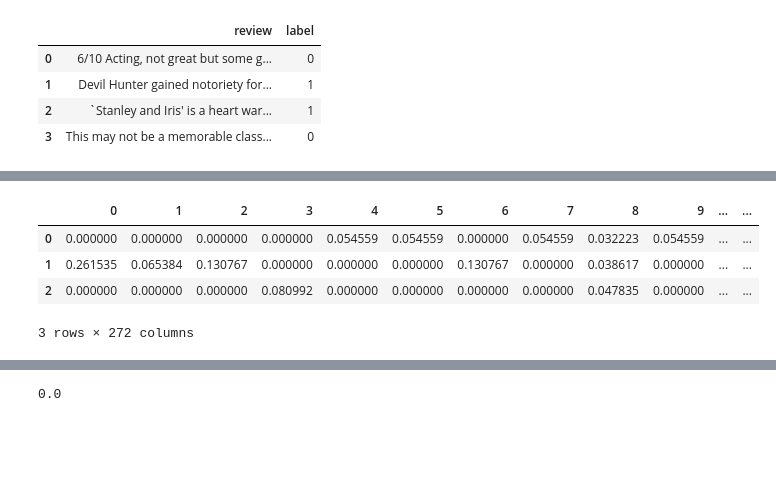
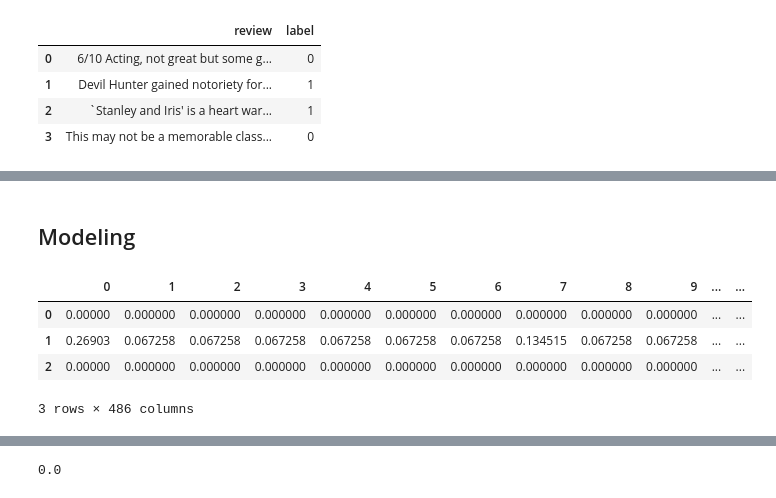
Before and after one commit to Astroraf/Phase-4-Review, a Jupyter notebook: Phase4Review.ipynb, the cells around one changed output, grey strips where cells are left out. Saved outputs shown, nothing was run; the diff lists cells and outputs as text; code cells hidden in the pictures; blank space fills up the shorter version.

```diff
--- a/Phase4Review.ipynb
+++ b/Phase4Review.ipynb
@@ -455,23 +466,31 @@ What does a high value of TFIDF tell you about a certain word?
+# %% [markdown]
+## Modeling
+# %%
+stopwords_list = stopwords.words('english')
+stopwords_list += list(string.punctuation)
+stopwords_list += ['0', '1', '2', '3', '4', '5', '6', '7', '8', '9']
+tv = TfidfVectorizer(ngram_range=(1,2), stop_words=stopwords_list)
 # %%
 # step 1 - train test split
 X = df.review
-X_train, X_test, y_train, y_test = train_test_split(X, y, test_size=0.20, random_state=42)
+X_tr, X_tt, y_tr, y_tt = train_test_split(X, y, test_size=0.20, random_state=42)
 
 # step 2 - tokenize and feature engineer using tfidf
-train_features = tfidf.fit_transform(X_train)
-test_features = tfidf.transform(X_test)
+tv_fitted = tv.fit(X_tr)
+train_feat = tv_fitted.transform(X_tr)
+test_feat = tv.transform(X_tt)
 
 # step 3 - fit the model to the training set, test the model on the testing set
 classifier = RandomForestClassifier()
-classifier.fit(train_features, y_train)
+classifier.fit(train_feat, y_tr)
 
 # step 4 - output prediction on testing set, compare true labels to predicted labels, get accuracy
-pred = classifier.predict(test_features)
+pred = classifier.predict(test_feat)
 # %%
-pd.DataFrame(train_features.todense())
+pd.DataFrame(train_feat.todense())
 # %% [output]
 |  | 0 | 1 | 2 | 3 | 4 | 5 | 6 | 7 | 8 | 9 | ... | ... |
-| 0 | 0.000000 | 0.000000 | 0.000000 | 0.000000 | 0.054559 | 0.054559 | 0.000000 | 0.054559 | 0.032223 | 0.054559 | ... | ... |
-| 1 | 0.261535 | 0.065384 | 0.130767 | 0.000000 | 0.000000 | 0.000000 | 0.130767 | 0.000000 | 0.038617 | 0.000000 | ... | ... |
-| 2 | 0.000000 | 0.000000 | 0.000000 | 0.080992 | 0.000000 | 0.000000 | 0.000000 | 0.000000 | 0.047835 | 0.000000 | ... | ... |
+| 0 | 0.00000 | 0.000000 | 0.000000 | 0.000000 | 0.000000 | 0.000000 | 0.000000 | 0.000000 | 0.000000 | 0.000000 | ... | ... |
+| 1 | 0.26903 | 0.067258 | 0.067258 | 0.067258 | 0.067258 | 0.067258 | 0.067258 | 0.134515 | 0.067258 | 0.067258 | ... | ... |
+| 2 | 0.00000 | 0.000000 | 0.000000 | 0.000000 | 0.000000 | 0.000000 | 0.000000 | 0.000000 | 0.000000 | 0.000000 | ... | ... |
-3 rows × 272 columns
+3 rows × 486 columns
```
Also changed, not shown: parts of 30 cells of this notebook.
